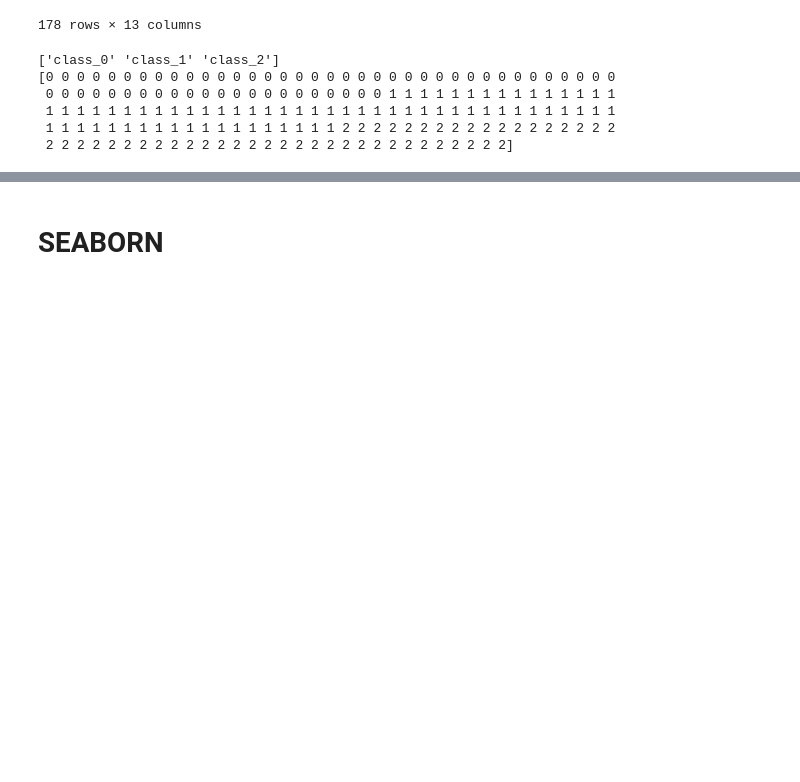
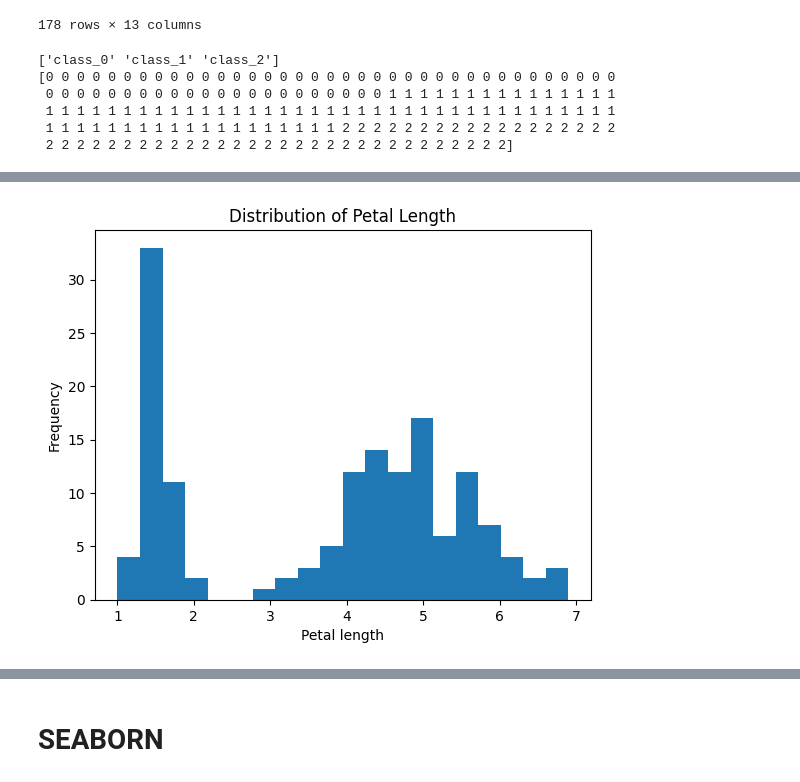
Before and after one commit to PiotrRenk/losowe_notebooki, a Jupyter notebook: src/vizualization_librarys.ipynb, the cells around one changed output, grey strips where cells are left out. Drawn from its saved outputs; the diff is of its cells as text; code cells hidden in the pictures; blank space fills up the shorter version.

```diff
--- a/src/vizualization_librarys.ipynb
+++ b/src/vizualization_librarys.ipynb
@@ -65,0 +92,9 @@ states_df = pd.DataFrame([
+# %%
+plt.figure()
+plt.hist(X[:, 2], bins=20)  # petal length
+plt.xlabel("Petal length")
+plt.ylabel("Frequency")
+plt.title("Distribution of Petal Length")
+plt.show()
+# %% [output]
+[figure, added]
```
Also changed, not shown: parts of 31 cells of this notebook, 4 other files.
